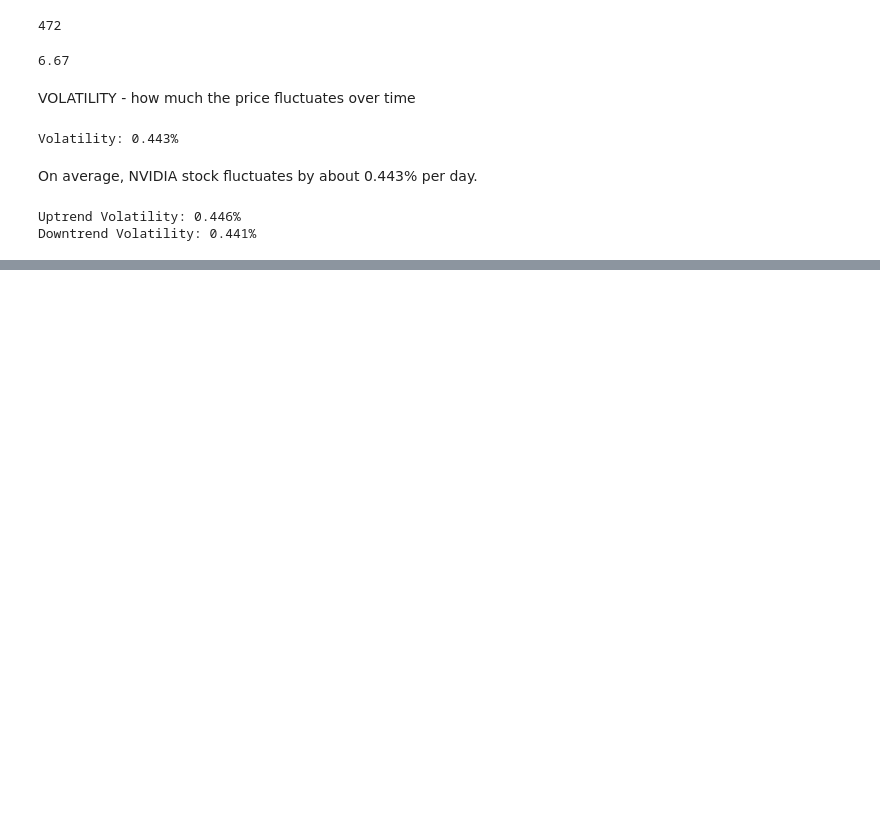
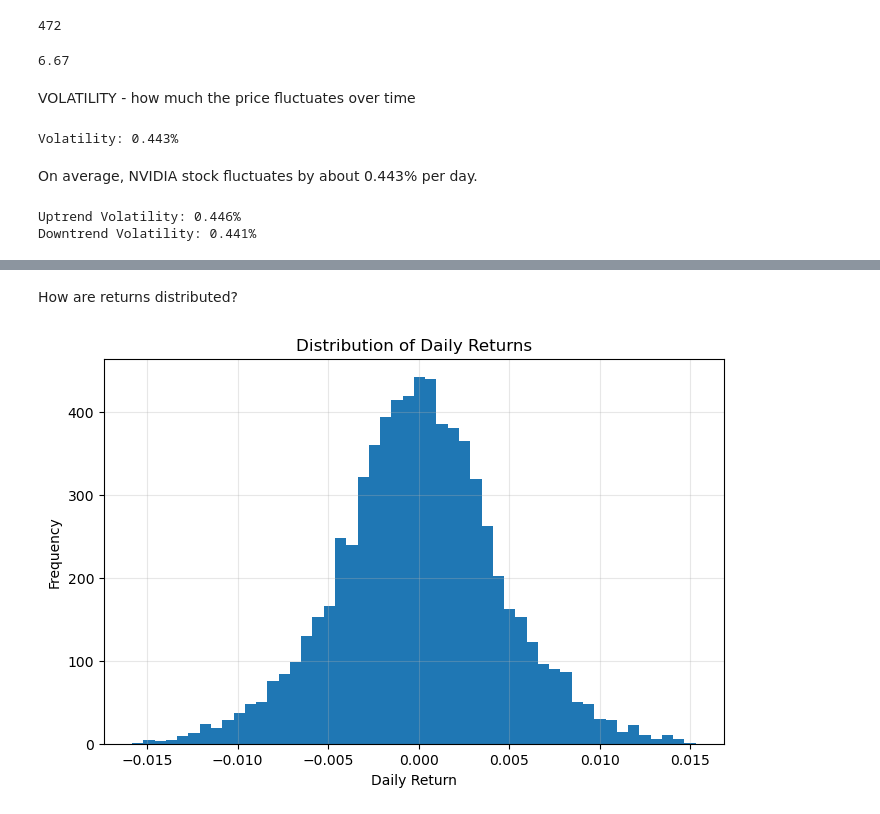
Before and after one commit to AadyaTrivedi/nvidia-stock-analysis, a Jupyter notebook: notebook/stocks.ipynb, the cells around one changed output, grey strips where cells are left out. Drawn from its saved outputs; the diff is of its cells as text; code cells hidden in the pictures; blank space fills up the shorter version.

```diff
--- a/notebook/stocks.ipynb
+++ b/notebook/stocks.ipynb
@@ -287,0 +365,15 @@ Downtrend Volatility: 0.441%
+# %% [markdown]
+How are returns distributed?
+# %%
+plt.figure(figsize=(8,5))
+
+plt.hist(df["daily_return"], bins=50)
+
+plt.xlabel("Daily Return")
+plt.ylabel("Frequency")
+plt.title("Distribution of Daily Returns")
+
+plt.grid(True, alpha=0.3)
+plt.show()
+# %% [output]
+[figure, added]
```
Also changed, not shown: parts of 16 cells of this notebook, 1 other file.
